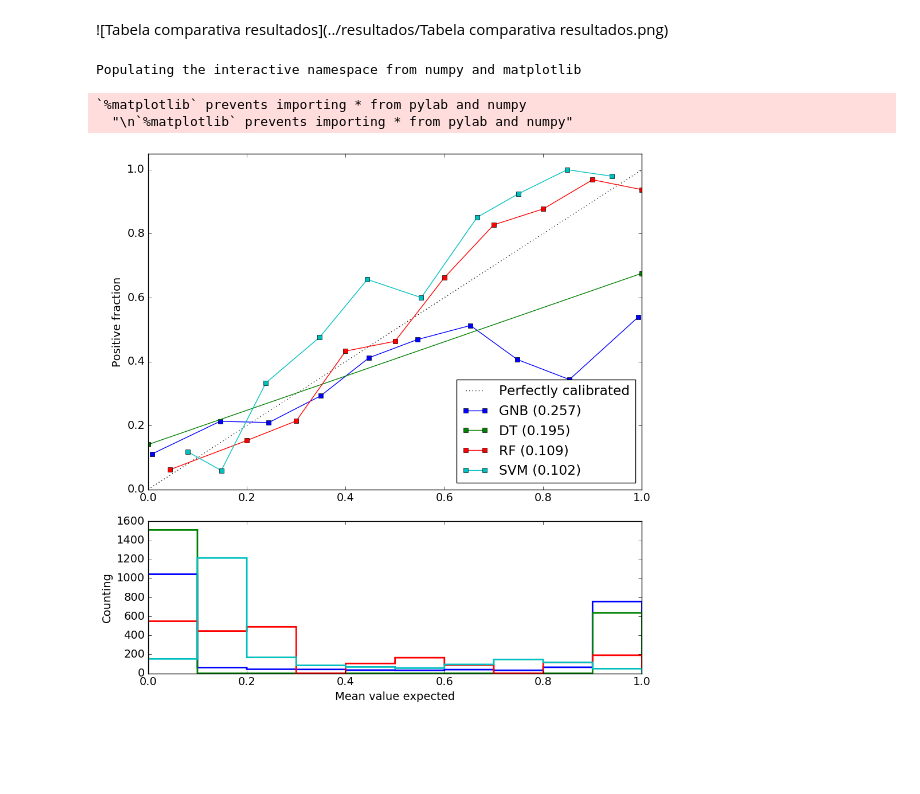
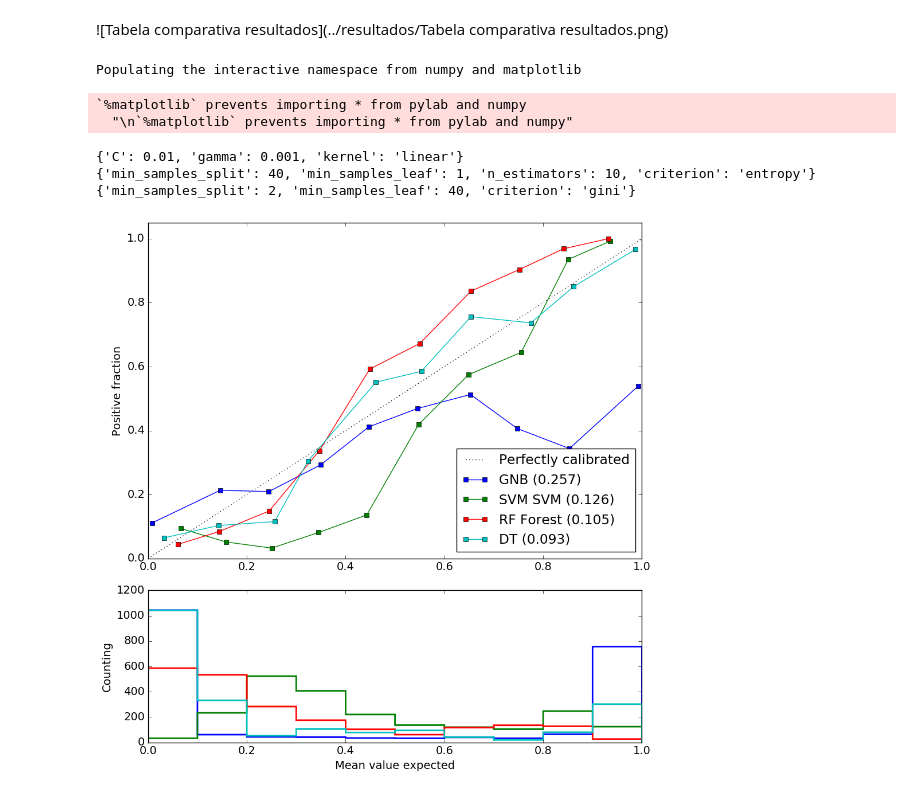
Before and after one commit to ricoms/projeto_evasao_unifesp, a Jupyter notebook: notebooks com análises/Previsão de desistentes.ipynb, the cells around one changed output. Drawn from its saved outputs; the diff is of its cells as text; code cells hidden in the pictures; blank space fills up the shorter version.

```diff
--- a/notebooks com análises/Previsão de desistentes.ipynb
+++ b/notebooks com análises/Previsão de desistentes.ipynb
@@ -182,12 +182,13 @@ def train_classifier(clf, X_train, y_train, clf_params):
     ''' Fits a classifier to the training data. '''
 
     # Start the clock, train the classifier, then stop the clock
-    if False:
+    if clf_params:
         start = time()
         svr = GridSearchCV(clf, clf_params)
-        svr.fit(X_train, y_train[0].values)
+        svr.fit(X_train, y_train['DESISTENTE'])
         end = time()
         clf = svr.best_estimator_
+        print(svr.best_params_)
     else:
         start = time()
         clf.fit(X_train, y_train)
@@ -195,6 +196,7 @@ def train_classifier(clf, X_train, y_train, clf_params):
 
     # Print the results
     print ("Trained model in {:.4f} seconds".format(end - start))
+    return clf
 
 
 def predict_labels(clf, features, target):
@@ -220,7 +222,7 @@ def train_predict(clf, X_train, y_train, X_test, y_test, clf_params):
     print ("Training a {} using a training set size of {}. . .".format(clf.__class__.__name__, len(X_train)))
 
     # Train the classifier
-    train_classifier(clf, X_train, y_train, clf_params)
+    clf = train_classifier(clf, X_train, y_train, clf_params)
 
     # Print the results of prediction for both training and testing
     print ("F1 score for training set: {:.4f}.".format(predict_labels(clf, X_train, y_train)))
@@ -247,7 +249,11 @@ clf_C_params = {'n_estimators' : (10, 2, 3, 5, 7),
            'min_samples_split' : (2, 10, 40),
            'min_samples_leaf' : (1, 5, 10, 40)}
 
-clf_D_params = { 'kernel' : ('linear', 'poly', 'rbf')}
+clf_D_params = {
+            'C': [0.001, 0.01, 0.1, 1, 10, 15],
+            'gamma': [0.001, 0.01, 0.1, 1],
+            'kernel': ['rbf', 'linear', 'sigmoid'],
+             }
 
 models = {"GaussianNB": [GaussianNB(), clf_A_params],
           "DecisionTreeClassifier": [tree.DecisionTreeClassifier(random_state=42), clf_B_params],
@@ -333,29 +324,37 @@ F1 score for test set: 0.6109.
 # %%
 %pylab inline
 pylab.rcParams['figure.figsize'] = (10, 4)
 matplotlib.rcParams.update({'font.size': 14})
 
 import matplotlib.pyplot as plt
 
 from sklearn.metrics import (brier_score_loss, precision_score, recall_score, f1_score)
 from sklearn.calibration import calibration_curve
 
 
 # Create classifiers
 svc = svm.SVC(random_state=42)
 dt = tree.DecisionTreeClassifier(random_state=42)
 gnb = GaussianNB()
 rf = RandomForestClassifier()
 classificadores = [(gnb, 'GNB'),
                       (dt, 'DT'),
                       (rf, "RF"),
                       (svc, 'SVM')]
 
-from render import plot_calibration_curve
+classificadores = {"GNB": [GaussianNB(), clf_A_params],
+          "DT": [tree.DecisionTreeClassifier(random_state=42), clf_B_params],
+          "RF Forest": [RandomForestClassifier(random_state=42), clf_C_params],
+          "SVM SVM": [svm.SVC(random_state=42), clf_D_params]}
+
+
 plot_calibration_curve( classificadores, X_train, y_train,X_test, y_test, pos_label="SIM" )
 plt.show()
 # %% [output]
 Populating the interactive namespace from numpy and matplotlib
 `%matplotlib` prevents importing * from pylab and numpy
   "\n`%matplotlib` prevents importing * from pylab and numpy"
+{'C': 0.01, 'gamma': 0.001, 'kernel': 'linear'}
+{'min_samples_split': 40, 'min_samples_leaf': 1, 'n_estimators': 10, 'criterion': 'entropy'}
+{'min_samples_split': 2, 'min_samples_leaf': 40, 'criterion': 'gini'}
-[figure, old version]
+[figure, new version]
```
Also changed, not shown: parts of 2 cells of this notebook, 2 other files.
